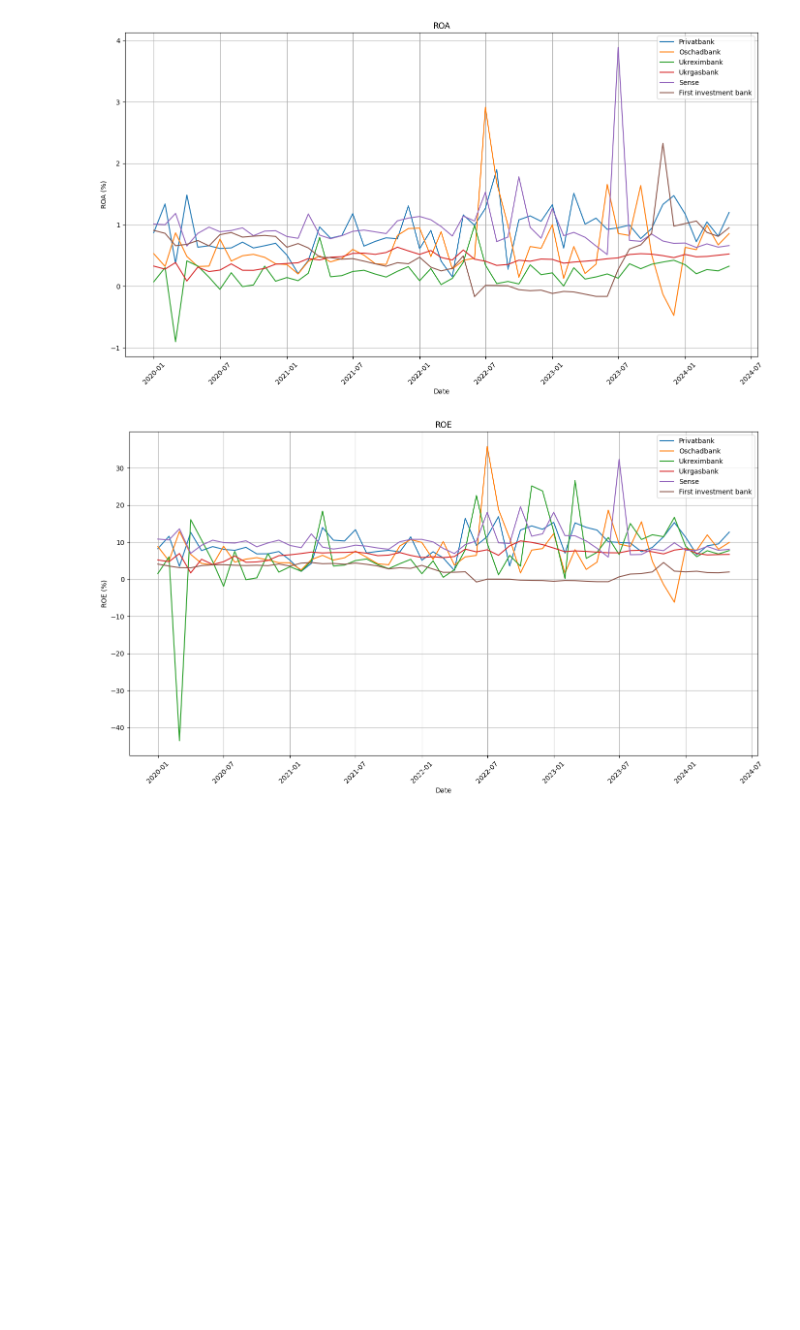
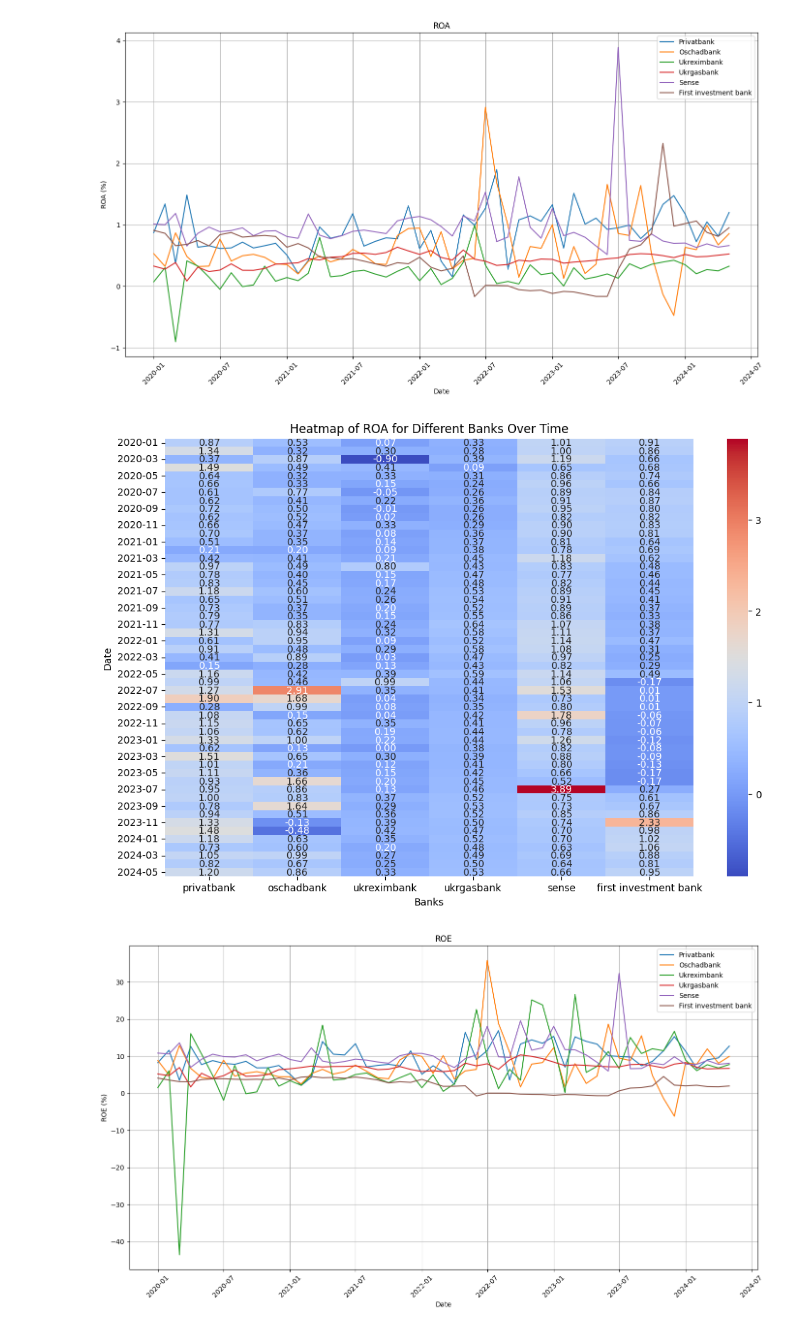
Before and after one commit to pnanstasia/StateOwnedBanksIndustryAnalysys, a Jupyter notebook: banks.ipynb, the cells around one changed output. Cells and saved outputs as stored; diff of their text form; code cells hidden in the pictures; blank space fills up the shorter version.

Commit message:
heatmap

```diff
--- a/banks.ipynb
+++ b/banks.ipynb
@@ -26,6 +27,17 @@ plt.tight_layout()
 plt.show()
 # %% [output]
 [figure]
+# %%
+plt.figure(figsize=(12, 8))
+sns.heatmap(ratio_df, annot=True, cmap='coolwarm', fmt=".2f")
+
+# Customizing the plot
+plt.title('Heatmap of ROA for Different Banks Over Time')
+plt.xlabel('Banks')
+plt.ylabel('Date')
+plt.show()
+# %% [output]
+[figure, added]
 # %%
 # Load total_income.csv and total_assets.csv
 df_income = pd.read_csv('data/differenced/total_income.csv', index_col=0)
```
Also changed, not shown: parts of 2 cells of this notebook.
